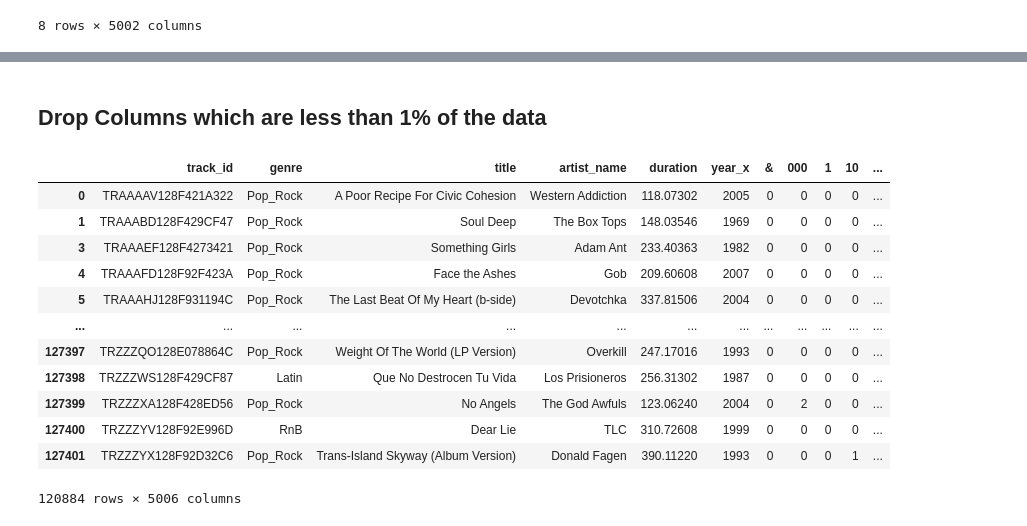
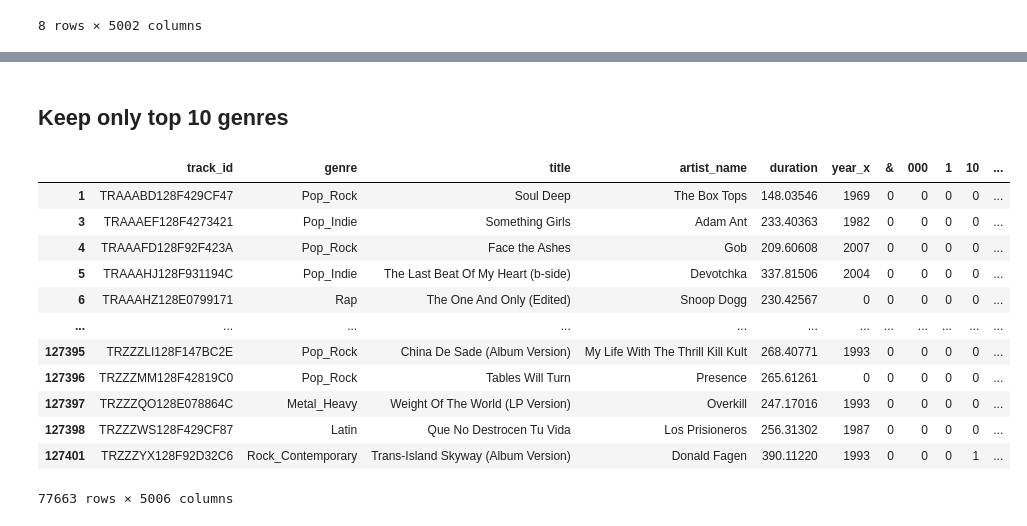
Before and after one commit to bkusuma/lyric-frequency-classifier, a Jupyter notebook: notebooks/1.0-bk-initial-data-exploration.ipynb, the cells around one changed output, grey strips where cells are left out. Cells and saved outputs as stored; diff of their text form; code cells hidden in the pictures.

```diff
--- a/notebooks/1.0-bk-initial-data-exploration.ipynb
+++ b/notebooks/1.0-bk-initial-data-exploration.ipynb
@@ -158,0 +161,15 @@ df
+# %%
+styles = pd.read_csv(
+    "../data/raw/msd-MASD-styleAssignment.cls",
+    sep="\t",
+    header=None,
+    names=["track_id", "style"],
+)
+# Create a dictionary mapping track_id to style for Pop_Rock tracks only
+pop_rock_mask = df['genre'] == 'Pop_Rock'
+style_dict = styles.set_index('track_id')['style'].to_dict()
+
+# Apply the replacement
+df.loc[pop_rock_mask, 'genre'] = df.loc[pop_rock_mask, 'track_id'].map(style_dict).fillna('Pop_Rock')
+
+df
@@ -207,25 +240,52 @@ New Age           0.143640
 Name: count, dtype: float64
 # %% [markdown]
-## Drop Columns which are less than 1% of the data
+## Keep only top 10 genres
 # %%
-# Drop less than 1% as well as International due to multiple languages being present
-genres_to_drop = ["International", "Reggae", "Jazz", "Blues", "New Age"]
-df = df[~df["genre"].isin(genres_to_drop)]
+# Get value counts
+genre_counts = df['genre'].value_counts()
+
+# Get top 10 genres
+top_10_genres = genre_counts.head(10).index
+
+# Filter dataframe
+df= df[df['genre'].isin(top_10_genres)]
+
+
+# # Drop less than 1% as well as International due to multiple languages being present
+# genres_to_drop = [
+#     "International",
+#     "Dance",
+#     "Jazz",
+#     "Electronica",
+#     "Blues",
+#     "Folk_International",
+#     "Country_Traditional",
+#     "Blues_Contemporary",
+#     "Hip_Hop_Rap",
+#     "RnB_Soul",
+#     "Pop_Latin",
+#     "Big_Band",
+#     "New Age",
+#     "Jazz_Classic",
+#     "Gospel",
+# ]
+
+# df = df[~df["genre"].isin(genres_to_drop)]
 df
 # %% [output]
 |  | track_id | genre | title | artist_name | duration | year_x | & | 000 | 1 | 10 | ... |
-| 0 | TRAAAAV128F421A322 | Pop_Rock | A Poor Recipe For Civic Cohesion | Western Addiction | 118.07302 | 2005 | 0 | 0 | 0 | 0 | ... |
 | 1 | TRAAABD128F429CF47 | Pop_Rock | Soul Deep | The Box Tops | 148.03546 | 1969 | 0 | 0 | 0 | 0 | ... |
-| 3 | TRAAAEF128F4273421 | Pop_Rock | Something Girls | Adam Ant | 233.40363 | 1982 | 0 | 0 | 0 | 0 | ... |
+| 3 | TRAAAEF128F4273421 | Pop_Indie | Something Girls | Adam Ant | 233.40363 | 1982 | 0 | 0 | 0 | 0 | ... |
 | 4 | TRAAAFD128F92F423A | Pop_Rock | Face the Ashes | Gob | 209.60608 | 2007 | 0 | 0 | 0 | 0 | ... |
-| 5 | TRAAAHJ128F931194C | Pop_Rock | The Last Beat Of My Heart (b-side) | Devotchka | 337.81506 | 2004 | 0 | 0 | 0 | 0 | ... |
+| 5 | TRAAAHJ128F931194C | Pop_Indie | The Last Beat Of My Heart (b-side) | Devotchka | 337.81506 | 2004 | 0 | 0 | 0 | 0 | ... |
+| 6 | TRAAAHZ128E0799171 | Rap | The One And Only (Edited) | Snoop Dogg | 230.42567 | 0 | 0 | 0 | 0 | 0 | ... |
 | ... | ... | ... | ... | ... | ... | ... | ... | ... | ... | ... | ... |
-| 127397 | TRZZZQO128E078864C | Pop_Rock | Weight Of The World (LP Version) | Overkill | 247.17016 | 1993 | 0 | 0 | 0 | 0 | ... |
+| 127395 | TRZZZLI128F147BC2E | Pop_Rock | China De Sade (Album Version) | My Life With The Thrill Kill Kult | 268.40771 | 1993 | 0 | 0 | 0 | 0 | ... |
+| 127396 | TRZZZMM128F42819C0 | Pop_Rock | Tables Will Turn | Presence | 265.61261 | 0 | 0 | 0 | 0 | 0 | ... |
+| 127397 | TRZZZQO128E078864C | Metal_Heavy | Weight Of The World (LP Version) | Overkill | 247.17016 | 1993 | 0 | 0 | 0 | 0 | ... |
 | 127398 | TRZZZWS128F429CF87 | Latin | Que No Destrocen Tu Vida | Los Prisioneros | 256.31302 | 1987 | 0 | 0 | 0 | 0 | ... |
-| 127399 | TRZZZXA128F428ED56 | Pop_Rock | No Angels | The God Awfuls | 123.06240 | 2004 | 0 | 2 | 0 | 0 | ... |
-| 127400 | TRZZZYV128F92E996D | RnB | Dear Lie | TLC | 310.72608 | 1999 | 0 | 0 | 0 | 0 | ... |
-| 127401 | TRZZZYX128F92D32C6 | Pop_Rock | Trans-Island Skyway (Album Version) | Donald Fagen | 390.11220 | 1993 | 0 | 0 | 0 | 1 | ... |
+| 127401 | TRZZZYX128F92D32C6 | Rock_Contemporary | Trans-Island Skyway (Album Version) | Donald Fagen | 390.11220 | 1993 | 0 | 0 | 0 | 1 | ... |
-120884 rows × 5006 columns
+77663 rows × 5006 columns
 # %%
 df.genre.value_counts()
 # %% [output]
```
Also changed, not shown: parts of 12 cells of this notebook, 19 other files.
